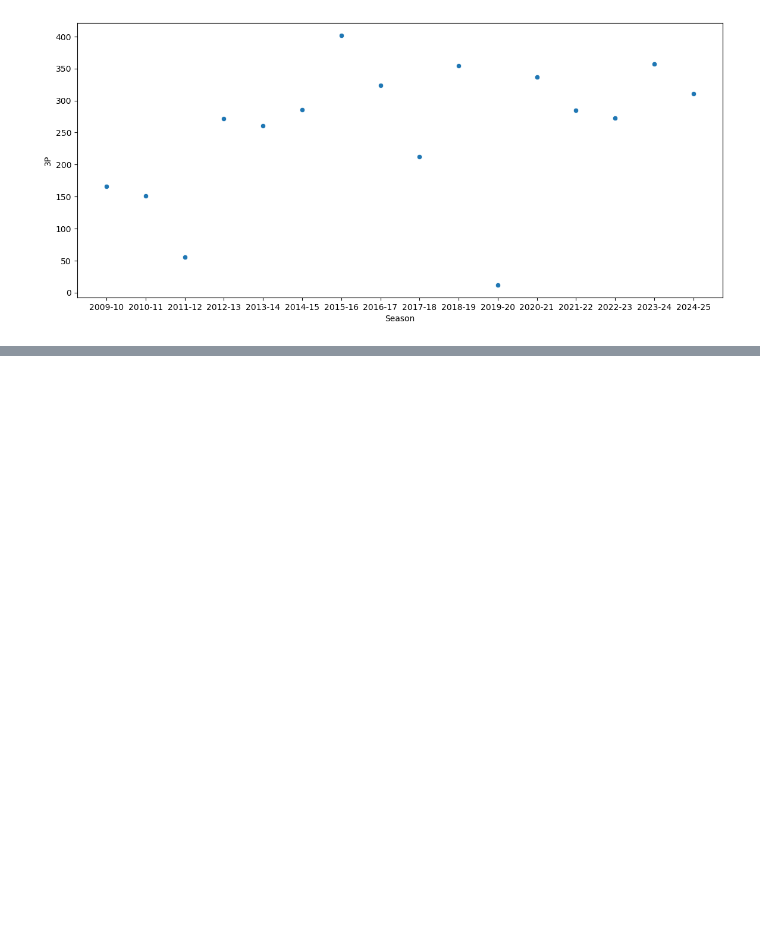
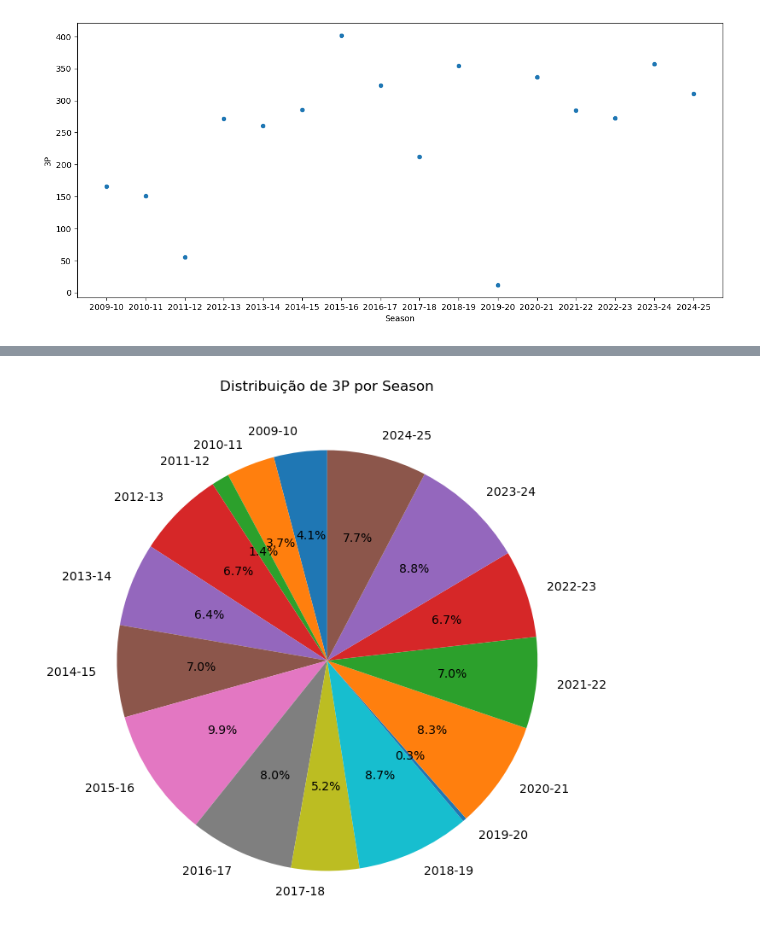
Before and after one commit to matheusmendesds/projetoPython, a Jupyter notebook: Untitled5.ipynb, the cells around one changed output, grey strips where cells are left out. Saved outputs shown, nothing was run; the diff lists cells and outputs as text; code cells hidden in the pictures; blank space fills up the shorter version.

```diff
--- a/Untitled5.ipynb
+++ b/Untitled5.ipynb
@@ -81,0 +89,14 @@ TypeError: Value after * must be an iterable, not int
+# %%
+plt.figure(figsize=(8,8))
+
+plt.pie(
+    DataBase['3P'],                  # valores
+    labels=DataBase['Season'],       # rótulos (categorias)
+    autopct='%1.1f%%',               # mostra porcentagens
+    startangle=90                    # começa em 90° (opcional, só pra estética)
+)
+
+plt.title("Distribuição de 3P por Season")
+plt.show()
+# %% [output]
+[figure, added]
```
Also changed, not shown: parts of 3 cells of this notebook.
